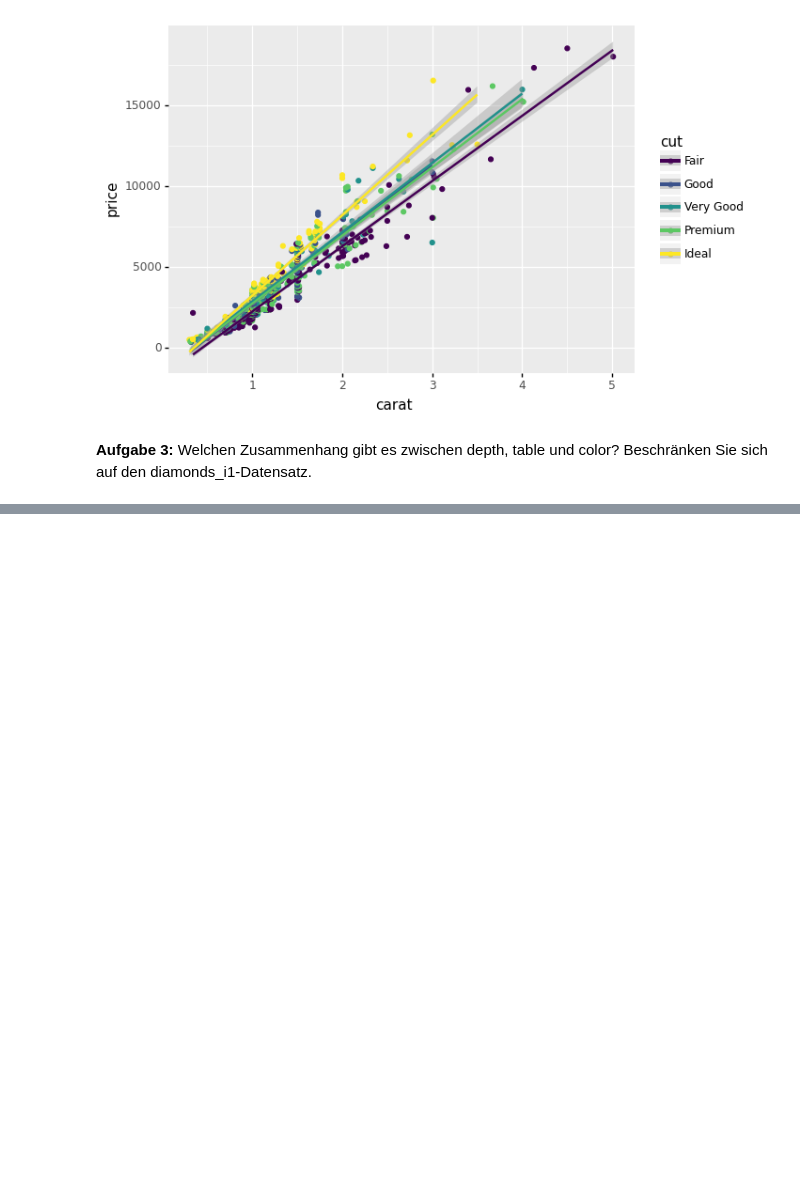
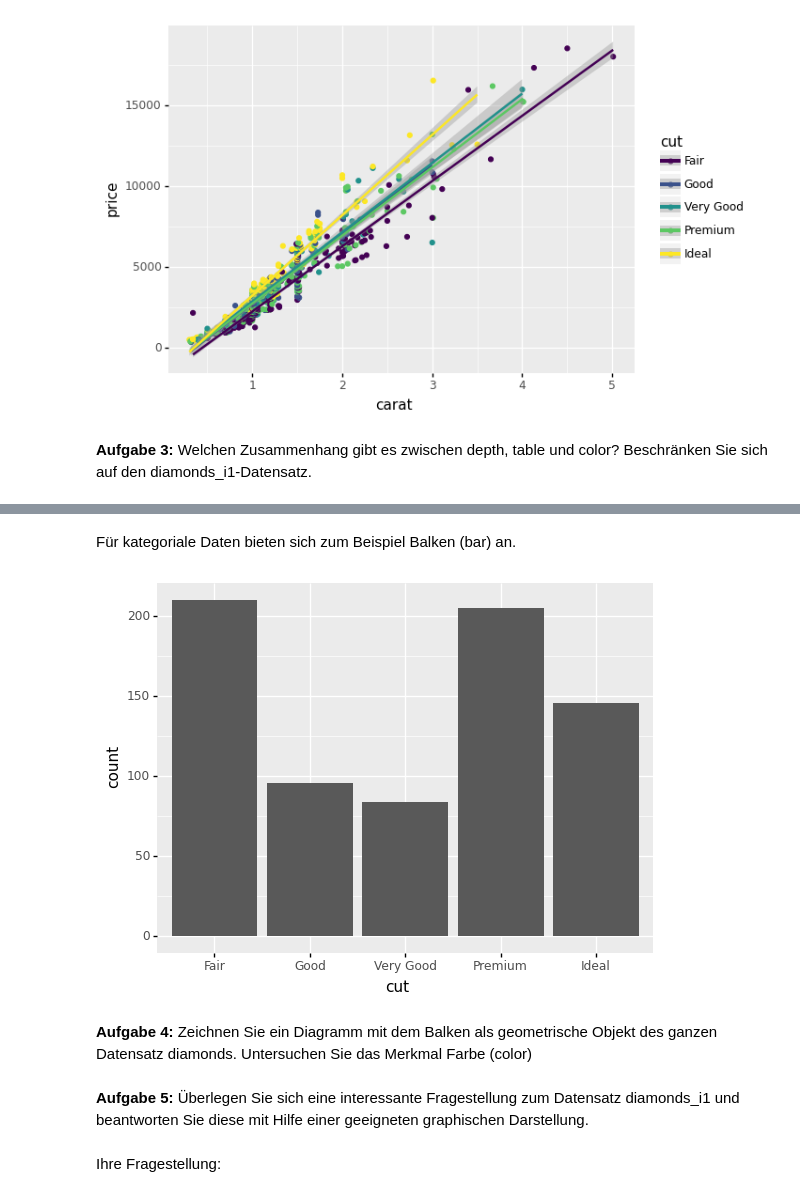
Before and after one commit to andreasstoll/2AM, a Jupyter notebook: ggplot.ipynb, the cells around one changed output, grey strips where cells are left out. Drawn from its saved outputs; the diff is of its cells as text; code cells hidden in the pictures; blank space fills up the shorter version.

```diff
--- a/ggplot.ipynb
+++ b/ggplot.ipynb
@@ -150,0 +180,10 @@ Beschränken Sie sich auf den diamonds_i1-Datensatz.
+# %% [markdown]
+Für kategoriale Daten bieten sich zum Beispiel Balken (bar) an.
+# %%
+ggplot_objekt = ggplot(diamonds_i1,x="cut")
+ggplot_objekt = ggplot_objekt+geom_bar()
+print(ggplot_objekt)
+# %% [output]
+[figure, added]
+# %% [markdown]
+**Aufgabe 4:** Zeichnen Sie ein Diagramm mit dem Balken als geometrische Objekt des ganzen Datensatz diamonds. Untersuchen Sie das Merkmal Farbe (color)
@@ -150,0 +192,4 @@ Beschränken Sie sich auf den diamonds_i1-Datensatz.
+# %% [markdown]
+**Aufgabe 5:** Überlegen Sie sich eine interessante Fragestellung zum Datensatz diamonds_i1 und beantworten Sie diese mit Hilfe einer geeigneten graphischen Darstellung.
+# %% [markdown]
+Ihre Fragestellung:
```
Also changed, not shown: parts of 15 cells of this notebook, 2 other files.
